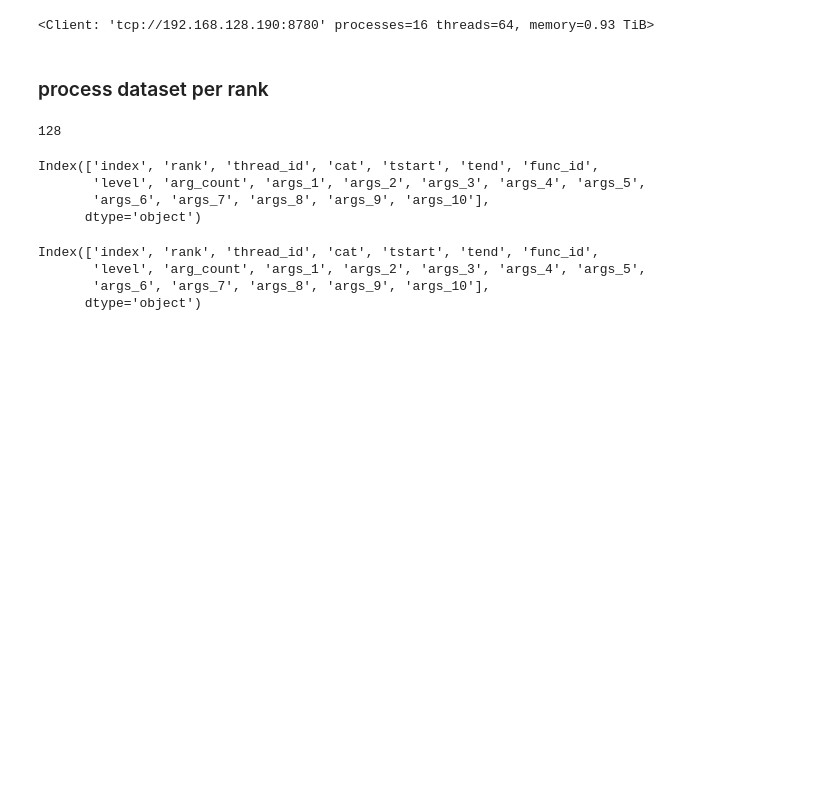
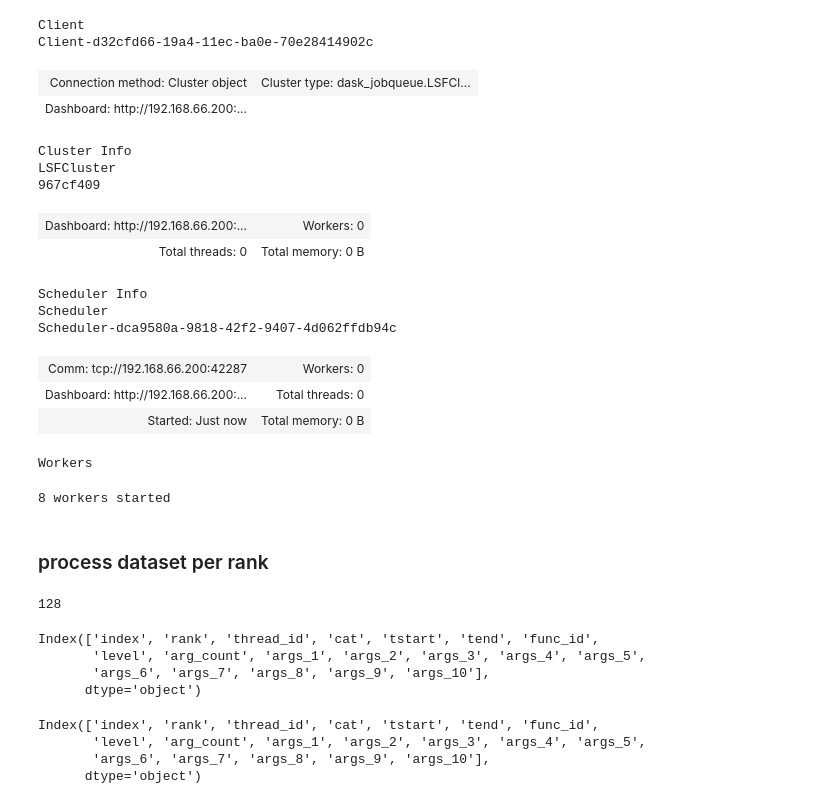
Before and after one commit to hariharan-devarajan/taxonomy, a Jupyter notebook: analysis/notebooks/recorder/atom.ipynb, the cells around one changed output. Saved outputs shown, nothing was run; the diff lists cells and outputs as text; code cells hidden in the pictures; blank space fills up the shorter version.

Commit message:
new notebook analysis

```diff
--- a/analysis/notebooks/recorder/atom.ipynb
+++ b/analysis/notebooks/recorder/atom.ipynb
@@ -56,3 +6,11 @@ distributed.deploy.ssh - INFO - distributed.worker - INFO -       Start worker a
+# %%
+node_memory = 256
+n_workers_per_node = 4
+memory = '{}GB'.format(node_memory/n_workers_per_node)
+notebook_name = "atom"
+# %%
+cluster = LSFCluster(cores = n_workers_per_node,processes=n_workers_per_node, memory='{}GB'.format(node_memory), header_skip=['-n ','-R','-M', '-P', '-W'],
+                     job_extra = ['-nnodes 1', '-G asccasc', '-W 00:30', '-o {}.log'.format(notebook_name), '-e {}.log'.format(notebook_name)], use_stdin=True, scheduler_options={'host': socket.gethostname()})
 # %%
 import dask.dataframe as dd
 from dask.distributed import wait, progress
@@ -68,4 +22,0 @@ client = Client("{}:8780".format(allocated_hosts[0]))
-# %%
-client
-# %% [output]
-<Client: 'tcp://192.168.128.190:8780' processes=16 threads=64, memory=0.93 TiB>
@@ -74,0 +23,20 @@ client
+# %%
+client = Client(cluster)
+client
+# %% [output]
+Client
+Client-d32cfd66-19a4-11ec-ba0e-70e28414902c
+| Connection method: Cluster object | Cluster type: dask_jobqueue.LSFCl... |
+| Dashboard: http://192.168.66.200:... |  |
+Cluster Info
+LSFCluster
+967cf409
+| Dashboard: http://192.168.66.200:... | Workers: 0 |
+| Total threads: 0 | Total memory: 0 B |
+Scheduler Info
+Scheduler
+Scheduler-dca9580a-9818-42f2-9407-4d062ffdb94c
+| Comm: tcp://192.168.66.200:42287 | Workers: 0 |
+| Dashboard: http://192.168.66.200:... | Total threads: 0 |
+| Started: Just now | Total memory: 0 B |
+Workers
@@ -75,3 +47,12 @@ client
+# %%
+val = len(client.scheduler_info()["workers"])
+while ((client.status == "running") and ( val< n_workers)):
+    print("Waiting for workers completed {} of {}".format(val, n_workers), end="\r")
+    sleep(1.0)
+    val = len(client.scheduler_info()["workers"])
+print("\n{} workers started".format(len(client.scheduler_info()["workers"])))
+# %% [output]
+8 workers started
 # %%
 def timer(func):
     @functools.wraps(func)
```
Also changed, not shown: parts of 16 cells of this notebook, 2 other files.
